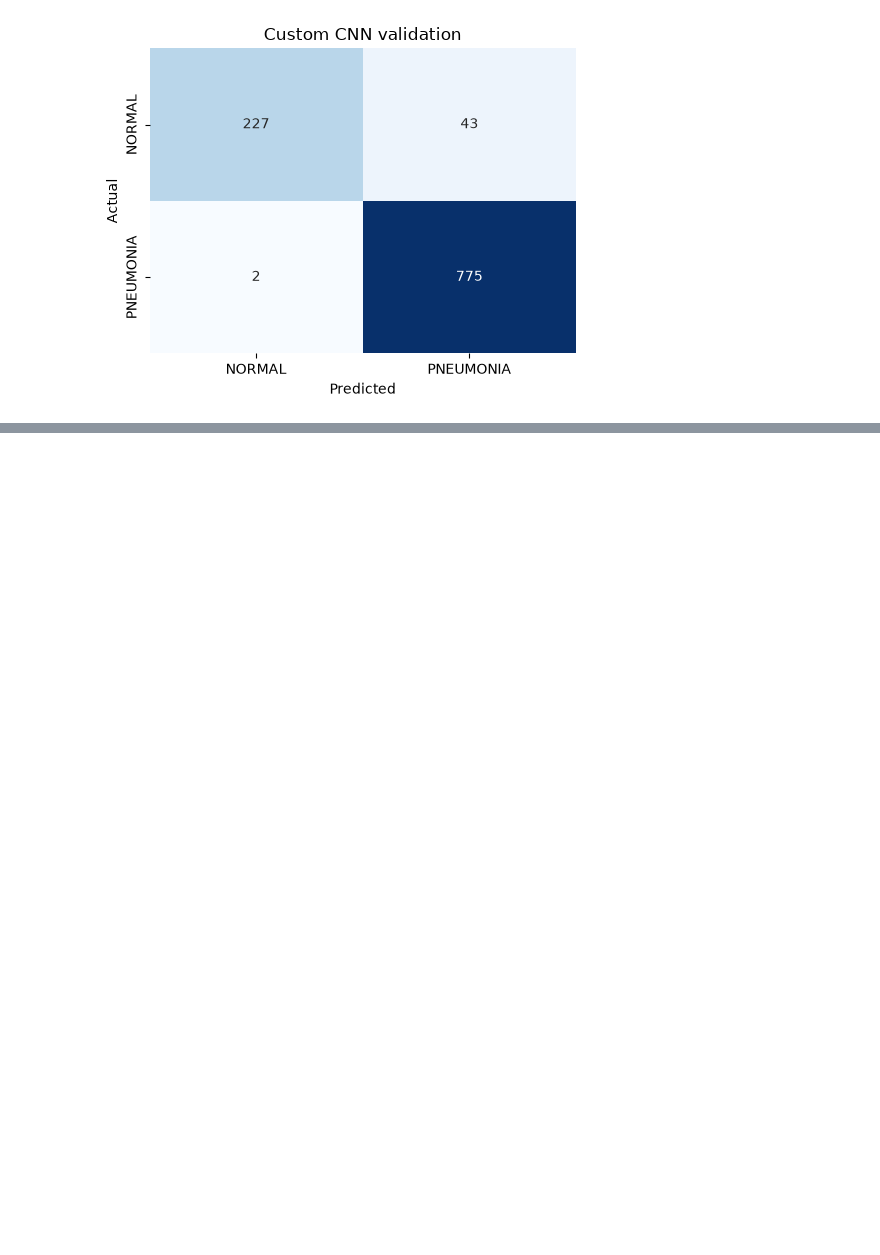
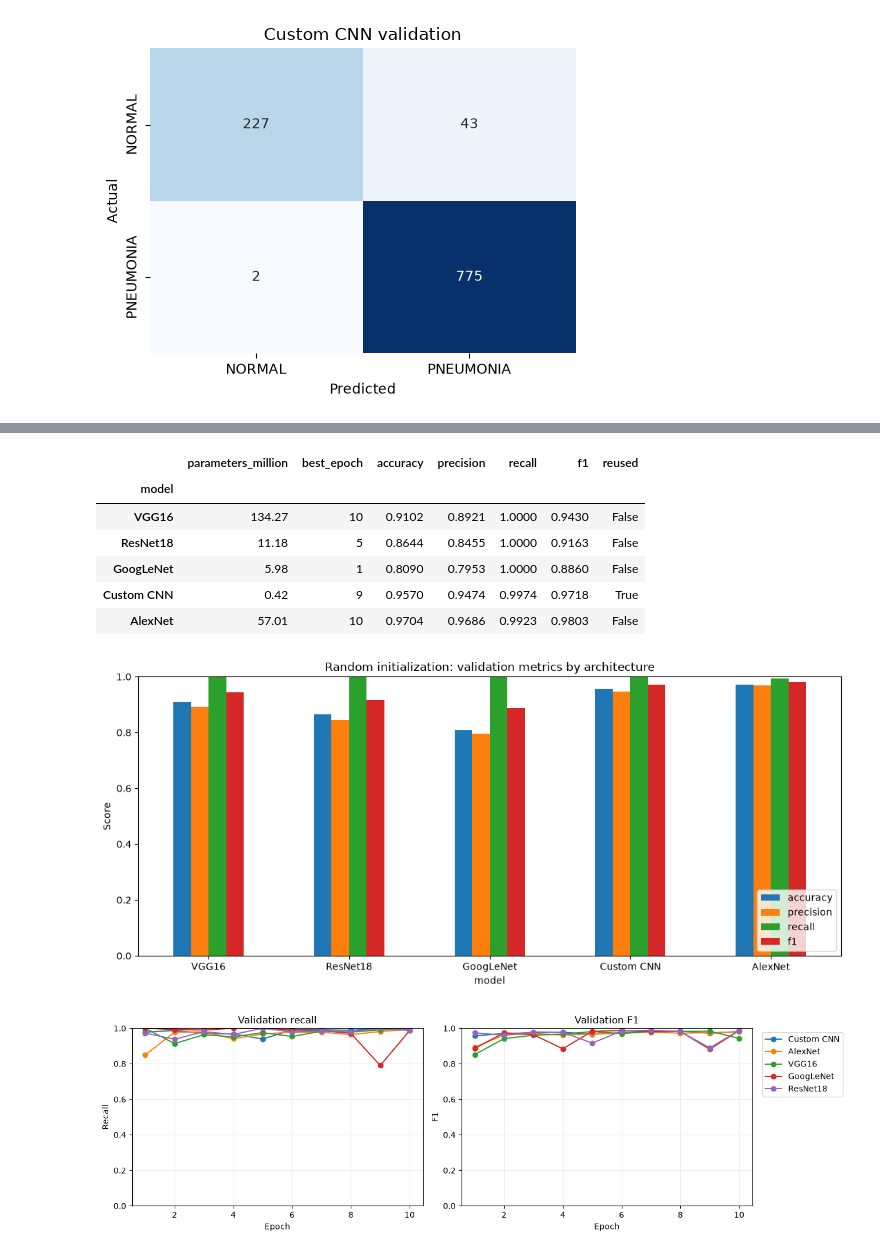
Before and after one commit to def-uk/chest-xray-pneumonia-classification, a Jupyter notebook: notebooks/exploration.ipynb, the cells around one changed output, grey strips where cells are left out. Cells and saved outputs as stored; diff of their text form; code cells hidden in the pictures; blank space fills up the shorter version.

```diff
--- a/notebooks/exploration.ipynb
+++ b/notebooks/exploration.ipynb
@@ -369,12 +325,0 @@ for mode, lr in [('frozen', 1e-3), ('partial', 1e-4), ('full', 1e-5)]:
-# %%
-positive_class = 'PNEUMONIA'
-rows = []
-for mode, result in experiments.items():
-    m = result['validation']
-    p = m['report'][positive_class]
-    rows.append({'model': mode, 'accuracy': m['accuracy'], 'precision': p['precision'],
-                 'recall': p['recall'], 'f1': p['f1-score']})
-comparison = pd.DataFrame(rows).set_index('model').sort_values(['recall', 'f1'], ascending=False)
-display(comparison)
-best_mode = comparison.index[0]
-print('선택한 모델:', best_mode)
@@ -396,0 +455,68 @@ plt.show()
+# %%
+# 폐렴을 놓치지 않는 것이 중요하므로 Recall을 가장 먼저 비교한다.
+# Recall이 같으면 F1, Accuracy 순으로 정렬한다.
+architecture_comparison = (
+    pd.DataFrame(comparison_rows)
+    .set_index('model')
+    .sort_values(['recall', 'f1', 'accuracy'], ascending=False)
+)
+# 파라미터 수와 각 성능 지표를 읽기 쉬운 자릿수로 표시한다.
+display(
+    architecture_comparison.round({
+        'parameters_million': 2, 'accuracy': 4, 'precision': 4,
+        'recall': 4, 'f1': 4,
+    })
+)
+
+# 모델별 최종 validation 지표를 막대그래프로 비교한다.
+metric_columns = ['accuracy', 'precision', 'recall', 'f1']
+ax = architecture_comparison[metric_columns].plot(
+    kind='bar', figsize=(11, 5), ylim=(0, 1), rot=0,
+    title='Random initialization: validation metrics by architecture',
+)
+ax.set_ylabel('Score')
+ax.legend(loc='lower right')
+plt.tight_layout()
+plt.show()
+
+# epoch가 진행되면서 Recall과 F1이 어떻게 달라졌는지 학습 곡선으로 확인한다.
+fig, axes = plt.subplots(1, 2, figsize=(13, 4), sharex=True)
+for model_label, history in architecture_histories.items():
+    epochs = [row['epoch'] for row in history]
+    axes[0].plot(epochs, [row['val_recall'] for row in history], marker='o', label=model_label)
+    axes[1].plot(epochs, [row['val_f1'] for row in history], marker='o', label=model_label)
+axes[0].set(title='Validation recall', xlabel='Epoch', ylabel='Recall', ylim=(0, 1))
+axes[1].set(title='Validation F1', xlabel='Epoch', ylabel='F1', ylim=(0, 1))
+for ax in axes:
+    ax.grid(alpha=0.25)
+axes[1].legend(bbox_to_anchor=(1.02, 1), loc='upper left')
+fig.tight_layout()
+plt.show()
+
+# 모델별 train/validation loss를 나란히 그려 수렴 속도와 과적합 여부를 확인한다.
+fig, axes = plt.subplots(1, 2, figsize=(13, 4), sharex=True)
+for model_label, history in architecture_histories.items():
+    epochs = [row['epoch'] for row in history]
+    axes[0].plot(epochs, [row['train_loss'] for row in history], marker='o', label=model_label)
+    axes[1].plot(epochs, [row['val_loss'] for row in history], marker='o', label=model_label)
+axes[0].set(title='Training loss', xlabel='Epoch', ylabel='Loss')
+axes[1].set(title='Validation loss', xlabel='Epoch', ylabel='Loss')
+for ax in axes:
+    ax.grid(alpha=0.25)
+axes[1].legend(bbox_to_anchor=(1.02, 1), loc='upper left')
+fig.tight_layout()
+plt.show()
+
+# 정렬된 표의 첫 번째 모델을 현재 검증 기준의 최고 구조로 선택한다.
+best_architecture = architecture_comparison.index[0]
+print(f'검증 Recall → F1 → Accuracy 기준 최고 구조: {best_architecture}')
+# %% [output]
+|  | parameters_million | best_epoch | accuracy | precision | recall | f1 | reused |
+| model |  |  |  |  |  |  |  |
+| VGG16 | 134.27 | 10 | 0.9102 | 0.8921 | 1.0000 | 0.9430 | False |
+| ResNet18 | 11.18 | 5 | 0.8644 | 0.8455 | 1.0000 | 0.9163 | False |
+| GoogLeNet | 5.98 | 1 | 0.8090 | 0.7953 | 1.0000 | 0.8860 | False |
+| Custom CNN | 0.42 | 9 | 0.9570 | 0.9474 | 0.9974 | 0.9718 | True |
+| AlexNet | 57.01 | 10 | 0.9704 | 0.9686 | 0.9923 | 0.9803 | False |
+[figure, added]
+[figure, added]
```
Also changed, not shown: parts of 18 cells of this notebook.
